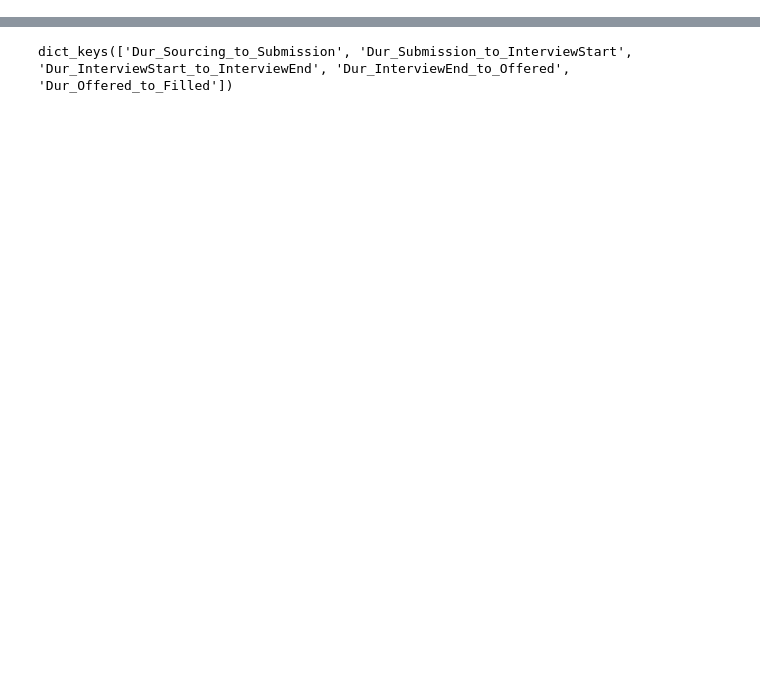
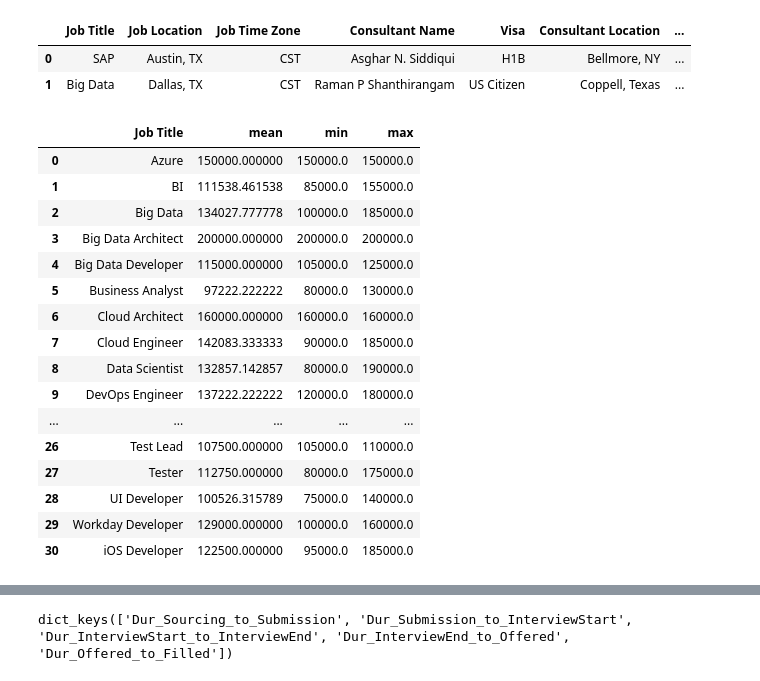
Before and after one commit to pramudithamendis/25-26J-087, a Jupyter notebook: notebooks/pramuditha/hiring duration/hiring_duration_analysis.ipynb, the cells around one changed output, grey strips where cells are left out. Cells and saved outputs as stored; diff of their text form; code cells hidden in the pictures; blank space fills up the shorter version.

```diff
--- a/notebooks/pramuditha/hiring duration/hiring_duration_analysis.ipynb
+++ b/notebooks/pramuditha/hiring duration/hiring_duration_analysis.ipynb
@@ -208,0 +206,6 @@ Salary Analysis per Job Title:
+# %%
+df.head(2)
+# %% [output]
+|  | Job Title | Job Location | Job Time Zone | Consultant Name | Visa | Consultant Location | ... |
+| 0 | SAP | Austin, TX | CST | Asghar N. Siddiqui | H1B | Bellmore, NY | ... |
+| 1 | Big Data | Dallas, TX | CST | Raman P Shanthirangam | US Citizen | Coppell, Texas | ... |
@@ -208,0 +224,23 @@ Salary Analysis per Job Title:
+# %%
+
+# Average, min, max salary per job title
+salary_stats = df.groupby('Job Title')['Salary ($1000)'].agg(['mean', 'min', 'max']).reset_index()
+salary_stats
+# %% [output]
+|  | Job Title | mean | min | max |
+| 0 | Azure | 150000.000000 | 150000.0 | 150000.0 |
+| 1 | BI | 111538.461538 | 85000.0 | 155000.0 |
+| 2 | Big Data | 134027.777778 | 100000.0 | 185000.0 |
+| 3 | Big Data Architect | 200000.000000 | 200000.0 | 200000.0 |
+| 4 | Big Data Developer | 115000.000000 | 105000.0 | 125000.0 |
+| 5 | Business Analyst | 97222.222222 | 80000.0 | 130000.0 |
+| 6 | Cloud Architect | 160000.000000 | 160000.0 | 160000.0 |
+| 7 | Cloud Engineer | 142083.333333 | 90000.0 | 185000.0 |
+| 8 | Data Scientist | 132857.142857 | 80000.0 | 190000.0 |
+| 9 | DevOps Engineer | 137222.222222 | 120000.0 | 180000.0 |
+| ... | ... | ... | ... | ... |
+| 26 | Test Lead | 107500.000000 | 105000.0 | 110000.0 |
+| 27 | Tester | 112750.000000 | 80000.0 | 175000.0 |
+| 28 | UI Developer | 100526.315789 | 75000.0 | 140000.0 |
+| 29 | Workday Developer | 129000.000000 | 100000.0 | 160000.0 |
+| 30 | iOS Developer | 122500.000000 | 95000.0 | 185000.0 |
```
Also changed, not shown: parts of 58 cells of this notebook, 2 other files.
